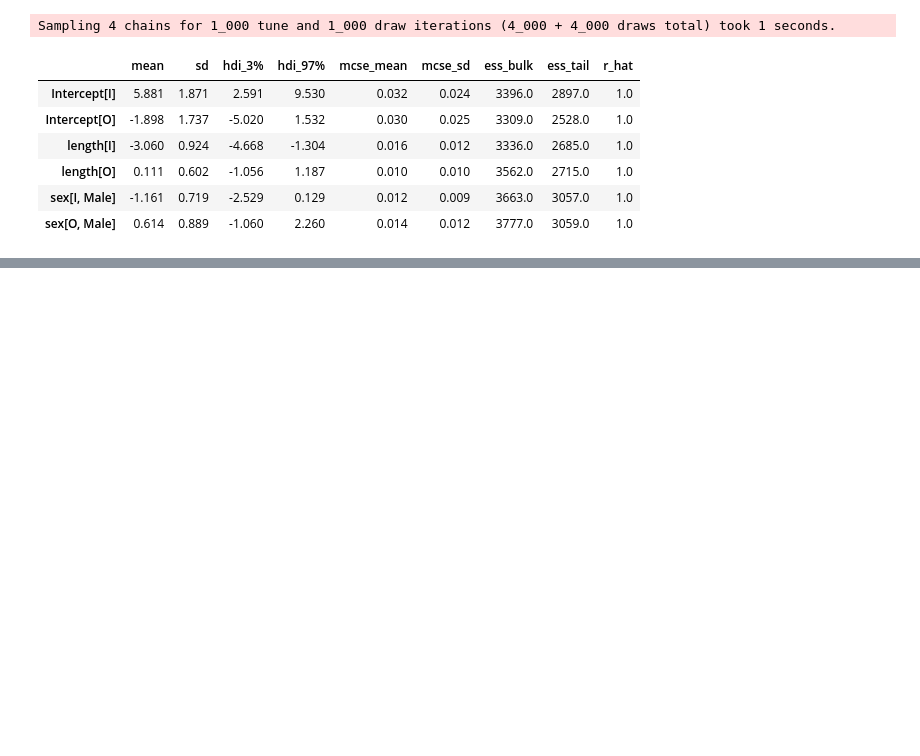
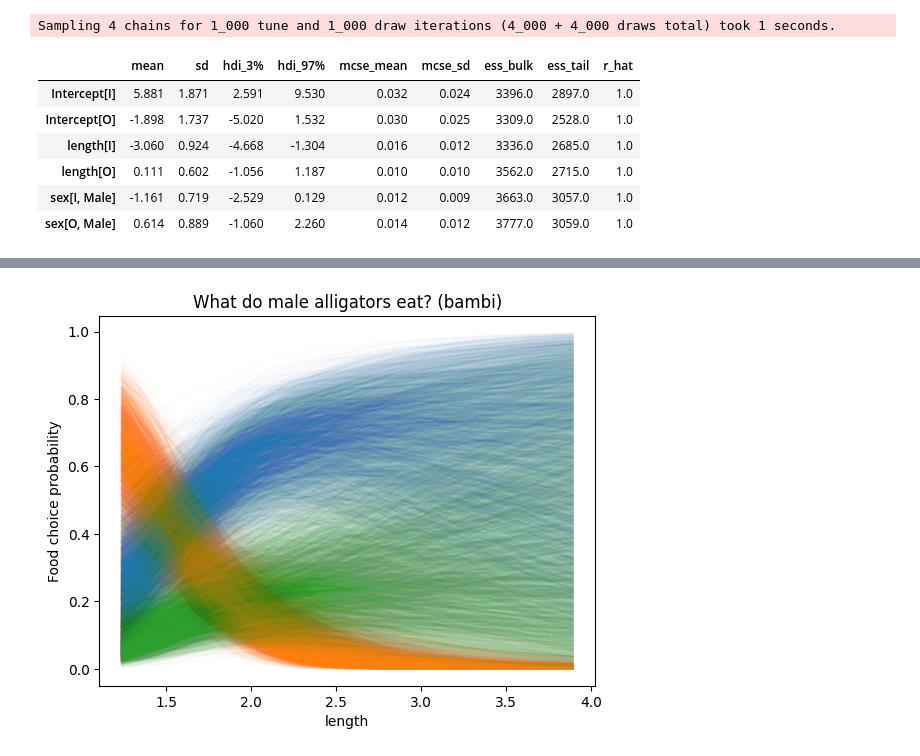
Before and after one commit to mgreenbe/DATA335W2025, a Jupyter notebook: code/scratch-3.ipynb, the cells around one changed output, grey strips where cells are left out. Cells and saved outputs as stored; diff of their text form; code cells hidden in the pictures; blank space fills up the shorter version.

```diff
--- a/code/scratch-3.ipynb
+++ b/code/scratch-3.ipynb
@@ -186,0 +181,19 @@ plt.show()
+# %%
+df_new_male = pd.DataFrame({"length": length, "sex": ["Male" for _ in length]})
+
+model.predict(fit, data=df_new_male)
+
+p = fit.posterior["p"]
+
+for i in range(4):
+    for j in range(1000):
+        plt.plot(length, p[i, j, :, 0], "C0", alpha=0.01)
+        plt.plot(length, p[i, j, :, 1], "C1", alpha=0.01)
+        plt.plot(length, p[i, j, :, 2], "C2", alpha=0.01)
+
+plt.xlabel("length")
+plt.ylabel("Food choice probability")
+plt.title("What do male alligators eat? (bambi)")
+plt.show()
+# %% [output]
+[figure, added]
```
Also changed, not shown: parts of 6 cells of this notebook, 1 other file.
